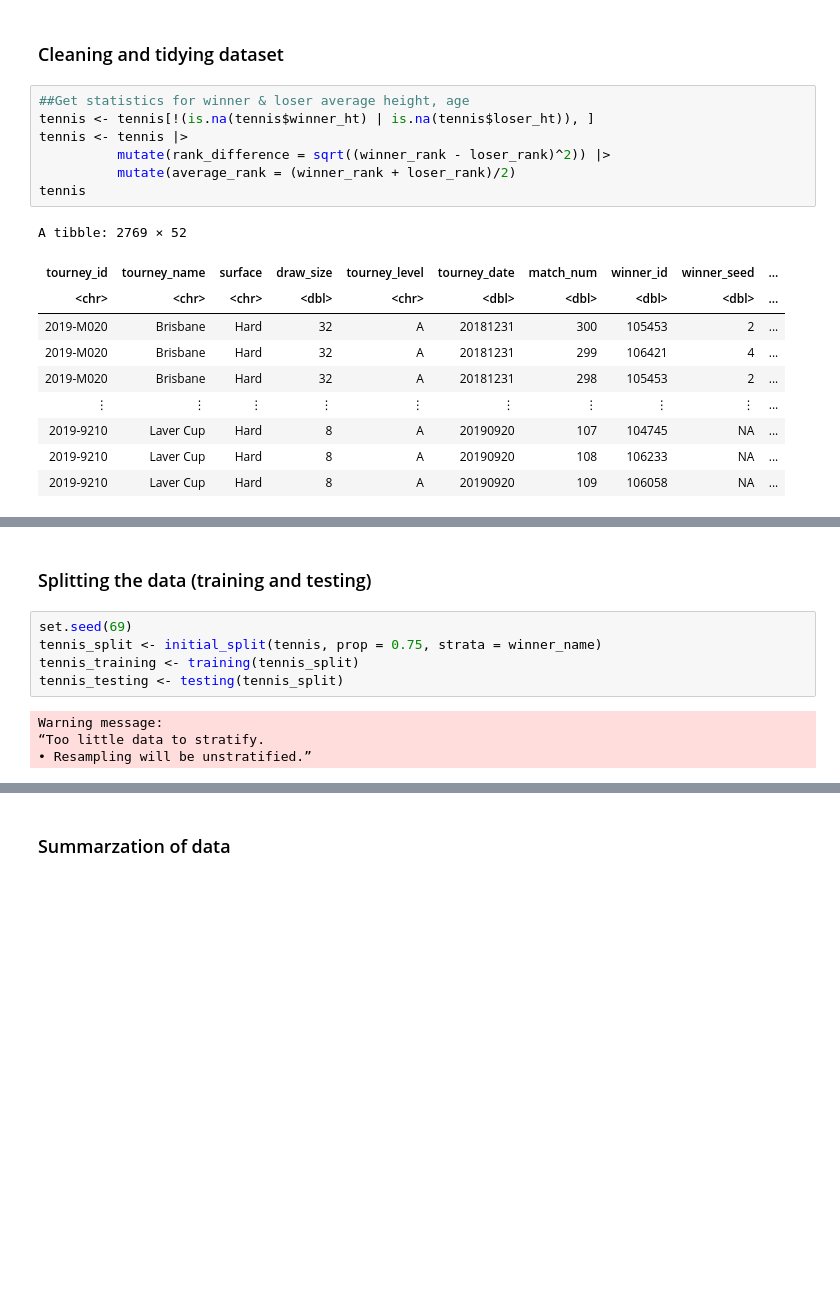
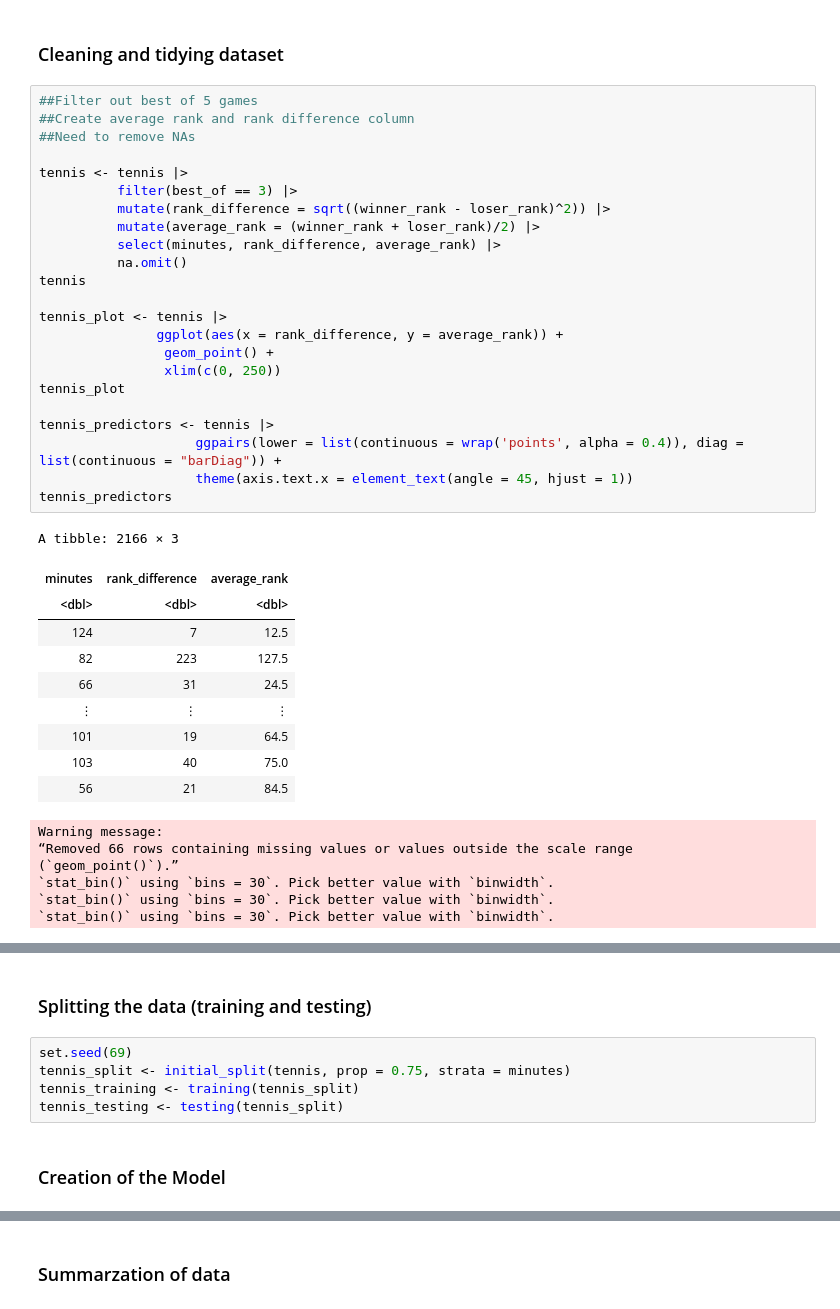
Before and after one commit to ausername8948/group_project_dsci100, a Jupyter notebook: group_project_report.ipynb, the cells around one changed output, grey strips where cells are left out. Saved outputs shown, nothing was run; the diff lists cells and outputs as text; blank space fills up the shorter version.

Commit message:
Created the model, performed linear and knn regression

```diff
--- a/group_project_report.ipynb
+++ b/group_project_report.ipynb
@@ -78,20 +87,42 @@ A tibble: 6 × 49
 # %% [markdown]
 ### Cleaning and tidying dataset
 # %%
-##Get statistics for winner & loser average height, age
-tennis <- tennis[!(is.na(tennis$winner_ht) | is.na(tennis$loser_ht)), ]
+##Filter out best of 5 games
+##Create average rank and rank difference column
+##Need to remove NAs
+
 tennis <- tennis |>
+          filter(best_of == 3) |>
           mutate(rank_difference = sqrt((winner_rank - loser_rank)^2)) |>
-          mutate(average_rank = (winner_rank + loser_rank)/2)
+          mutate(average_rank = (winner_rank + loser_rank)/2) |>
+          select(minutes, rank_difference, average_rank) |>
+          na.omit()
 tennis
+
+tennis_plot <- tennis |>
+               ggplot(aes(x = rank_difference, y = average_rank)) +
+                geom_point() +
+                xlim(c(0, 250))
+tennis_plot
+
+tennis_predictors <- tennis |>
+                    ggpairs(lower = list(continuous = wrap('points', alpha = 0.4)), diag = list(continuous = "barDiag")) +
+                    theme(axis.text.x = element_text(angle = 45, hjust = 1))
+tennis_predictors
 # %% [output]
-A tibble: 2769 × 52
+A tibble: 2166 × 3
-| tourney_id | tourney_name | surface | draw_size | tourney_level | tourney_date | match_num | winner_id | winner_seed | ... |
-| <chr> | <chr> | <chr> | <dbl> | <chr> | <dbl> | <dbl> | <dbl> | <dbl> | ... |
-| 2019-M020 | Brisbane | Hard | 32 | A | 20181231 | 300 | 105453 | 2 | ... |
-| 2019-M020 | Brisbane | Hard | 32 | A | 20181231 | 299 | 106421 | 4 | ... |
-| 2019-M020 | Brisbane | Hard | 32 | A | 20181231 | 298 | 105453 | 2 | ... |
-| ⋮ | ⋮ | ⋮ | ⋮ | ⋮ | ⋮ | ⋮ | ⋮ | ⋮ | ... |
-| 2019-9210 | Laver Cup | Hard | 8 | A | 20190920 | 107 | 104745 | NA | ... |
-| 2019-9210 | Laver Cup | Hard | 8 | A | 20190920 | 108 | 106233 | NA | ... |
-| 2019-9210 | Laver Cup | Hard | 8 | A | 20190920 | 109 | 106058 | NA | ... |
+| minutes | rank_difference | average_rank |
+| <dbl> | <dbl> | <dbl> |
+| 124 | 7 | 12.5 |
+| 82 | 223 | 127.5 |
+| 66 | 31 | 24.5 |
+| ⋮ | ⋮ | ⋮ |
+| 101 | 19 | 64.5 |
+| 103 | 40 | 75.0 |
+| 56 | 21 | 84.5 |
+Warning message:
+“Removed 66 rows containing missing values or values outside the scale range
+(`geom_point()`).”
+`stat_bin()` using `bins = 30`. Pick better value with `binwidth`.
+`stat_bin()` using `bins = 30`. Pick better value with `binwidth`.
+`stat_bin()` using `bins = 30`. Pick better value with `binwidth`.
@@ -99,10 +132,8 @@ A tibble: 2769 × 52
 ### Splitting the data (training and testing)
 # %%
 set.seed(69)
-tennis_split <- initial_split(tennis, prop = 0.75, strata = winner_name)
+tennis_split <- initial_split(tennis, prop = 0.75, strata = minutes)
 tennis_training <- training(tennis_split)
 tennis_testing <- testing(tennis_split)
-# %% [output]
-Warning message:
-“Too little data to stratify.
-• Resampling will be unstratified.”
+# %% [markdown]
+### Creation of the Model
```
Also changed, not shown: parts of 14 cells of this notebook.
